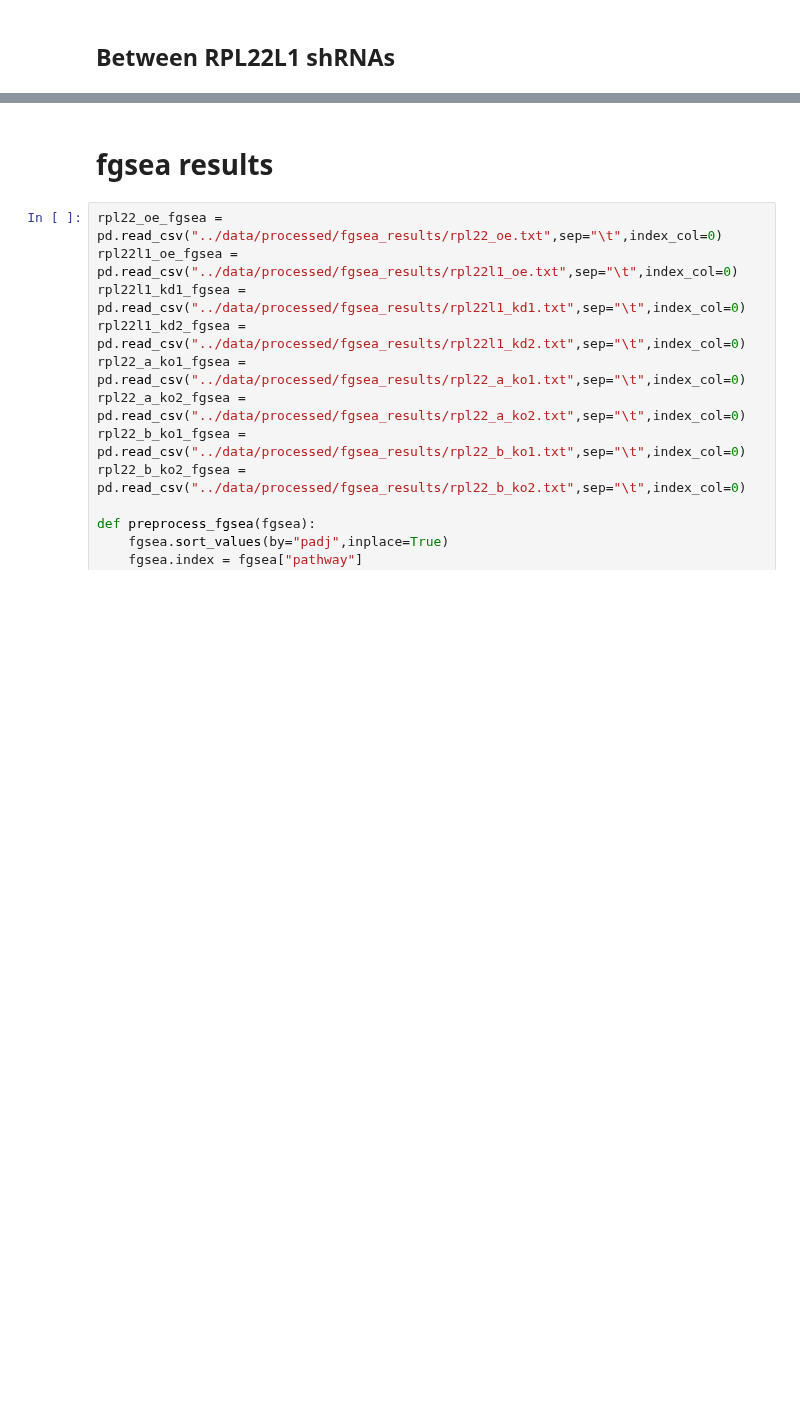
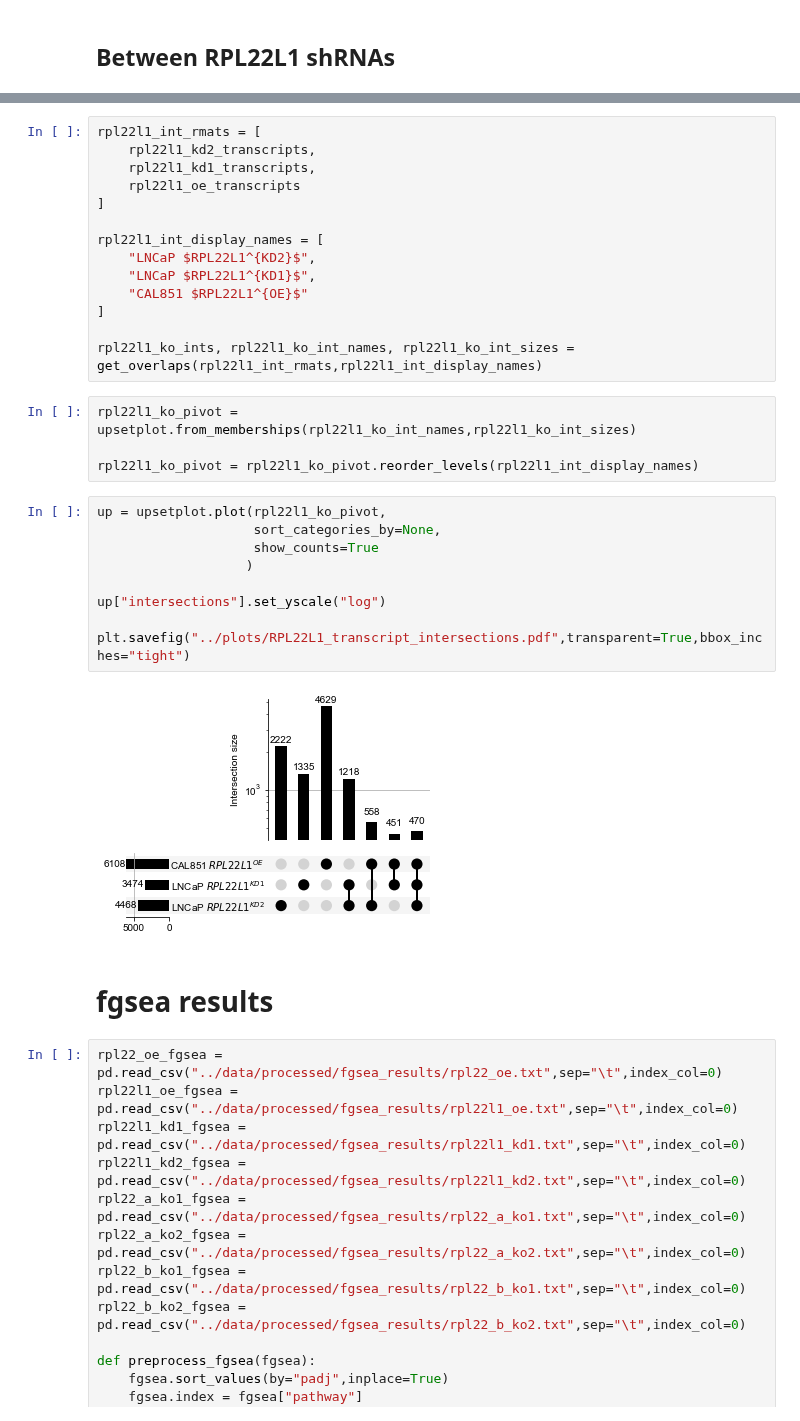
Before and after one commit to kevinhu/mdm4-splicing, a Jupyter notebook: notebooks/fig3_expression.ipynb, the cells around one changed output, grey strips where cells are left out. Drawn from its saved outputs; the diff is of its cells as text; blank space fills up the shorter version.

```diff
--- a/notebooks/fig3_expression.ipynb
+++ b/notebooks/fig3_expression.ipynb
@@ -319,3 +216,32 @@ get_gene_overlaps([rpl22_oe_genes,rpl22l1_oe_genes])
+# %%
+rpl22l1_int_rmats = [
+    rpl22l1_kd2_transcripts,
+    rpl22l1_kd1_transcripts,
+    rpl22l1_oe_transcripts
+]
+
+rpl22l1_int_display_names = [
+    "LNCaP $RPL22L1^{KD2}$",
+    "LNCaP $RPL22L1^{KD1}$",
+    "CAL851 $RPL22L1^{OE}$"
+]
+
+rpl22l1_ko_ints, rpl22l1_ko_int_names, rpl22l1_ko_int_sizes = get_overlaps(rpl22l1_int_rmats,rpl22l1_int_display_names)
+# %%
+rpl22l1_ko_pivot = upsetplot.from_memberships(rpl22l1_ko_int_names,rpl22l1_ko_int_sizes)
+
+rpl22l1_ko_pivot = rpl22l1_ko_pivot.reorder_levels(rpl22l1_int_display_names)
+# %%
+up = upsetplot.plot(rpl22l1_ko_pivot,
+                    sort_categories_by=None,
+                    show_counts=True
+                   )
+
+up["intersections"].set_yscale("log")
+
+plt.savefig("../plots/RPL22L1_transcript_intersections.pdf",transparent=True,bbox_inches="tight")
+# %% [output]
+[figure, added]
 # %% [markdown]
 # fgsea results
 # %%
```
Also changed, not shown: parts of 24 cells of this notebook, 9 other files.
